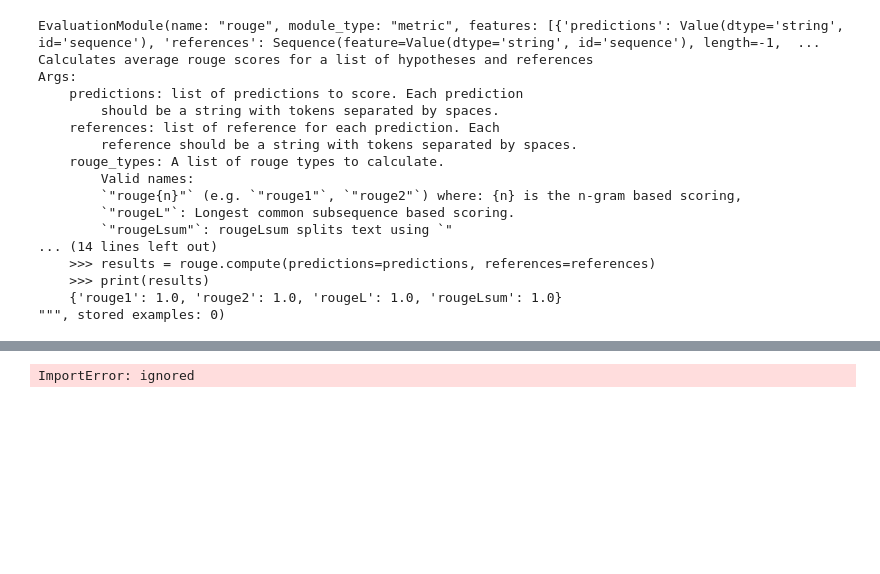
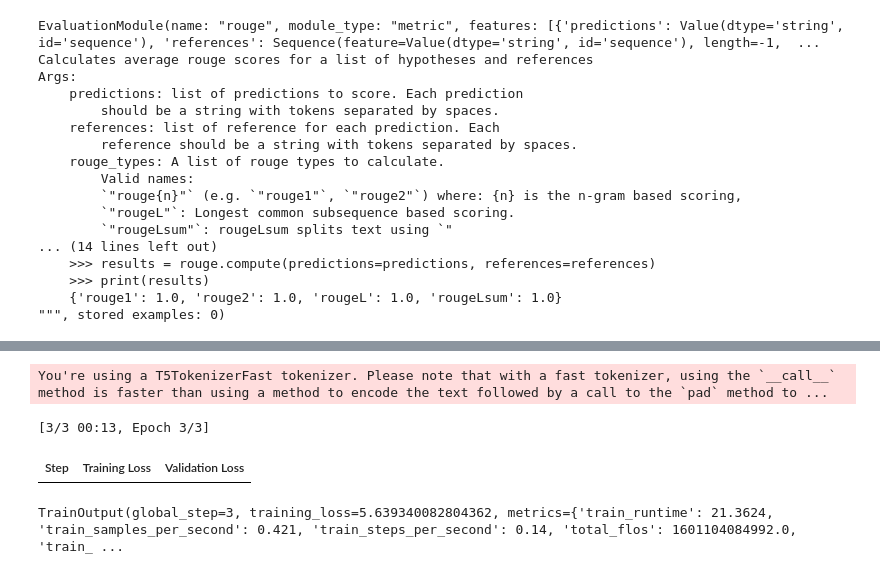
Before and after one commit to mshinko/Research-project, a Jupyter notebook: Independent_Study2.ipynb, the cells around one changed output, grey strips where cells are left out. Saved outputs shown, nothing was run; the diff lists cells and outputs as text; code cells hidden in the pictures; blank space fills up the shorter version.

```diff
--- a/Independent_Study2.ipynb
+++ b/Independent_Study2.ipynb
@@ -248,20 +454,60 @@ tokenized_datasets = df.apply(preprocess_function, axis=1)
 from transformers import AutoModelForSeq2SeqLM, DataCollatorForSeq2Seq, Seq2SeqTrainingArguments, Seq2SeqTrainer
 model = AutoModelForSeq2SeqLM.from_pretrained(model_checkpoint)
 # %%
+from transformers import Seq2SeqTrainingArguments
+
 batch_size = 16
 model_name = model_checkpoint.split("/")[-1]
 args = Seq2SeqTrainingArguments(
     f"{model_name}-finetuned-xsum",
-    evaluation_strategy = "epoch",
-    learning_rate = 2e-5,
+    evaluation_strategy="steps",  # Change this line to use "steps" for evaluation strategy
     per_device_train_batch_size=batch_size,
     per_device_eval_batch_size=batch_size,
-    weight_decay=0.01,
     save_total_limit=3,
-    num_train_epochs=1,
-    predict_with_generate=True,
-    fp16 = True,
+    load_best_model_at_end=True,
+    save_steps=500,
+    eval_steps=500,
     push_to_hub=False,
+    logging_steps=100,
+    report_to="tensorboard",
 )
-# %% [output]
-ImportError: ignored
+# %%
+data_collator = DataCollatorForSeq2Seq(tokenizer, model=model)
+# %%
+import nltk
+import numpy as np
+def compute_metrics(eval_pred):
+  predictions, labels = eval_pred
+  decoded_preds = tokenizer.batch_decode(predictions, skip_special_tokens=True)
+  labels = np.where(labels != -100, labels, tokenizer.pad_token_id)
+  decoded_labels = tokenizer.batch_decode(labels, skip_special_tokens=True)
+
+  decoded_preds = ["\n".join(nltk.sent_tokenize(pred.strip())) for pred in decoded_preds]
+  decoed_labels = ["\n".join(nltk.sent_tokenizer(label.strip())) for label in decoded_labels]
+
+  result = metric.compute(predictions=decoded_preds, references=decoded_labels, use_stemmer=True)
+
+  result = {key: value.mid.fmeasure * 100 for key, value in result.items()}
+
+  predictions_lens = [np.count_nonzero(pred != tokenizer.pad_tokenid)for pred in predictions]
+  result['gen_len'] = np.mean(predictions_lens)
+
+  return {k: round(v, 4) for k, v in result.items()}
+# %%
+trainer = Seq2SeqTrainer(
+    model,
+    args,
+    train_dataset=tokenized_datasets['train'],
+    eval_dataset=tokenized_datasets['validation'],
+    data_collator=data_collator,
+    tokenizer=tokenizer,
+    compute_metrics=compute_metrics
+)
+# %%
+
+trainer.train()
+# %% [output]
+You're using a T5TokenizerFast tokenizer. Please note that with a fast tokenizer, using the `__call__` method is faster than using a method to encode the text followed by a call to the `pad` method to ...
+[3/3 00:13, Epoch 3/3]
+| Step | Training Loss | Validation Loss |
+TrainOutput(global_step=3, training_loss=5.639340082804362, metrics={'train_runtime': 21.3624, 'train_samples_per_second': 0.421, 'train_steps_per_second': 0.14, 'total_flos': 1601104084992.0, 'train_ ...
```
Also changed, not shown: parts of 9 cells of this notebook.
